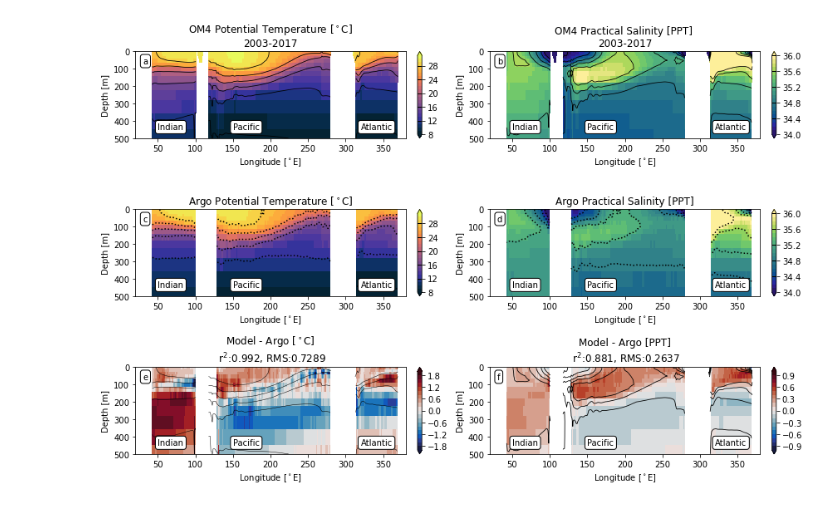
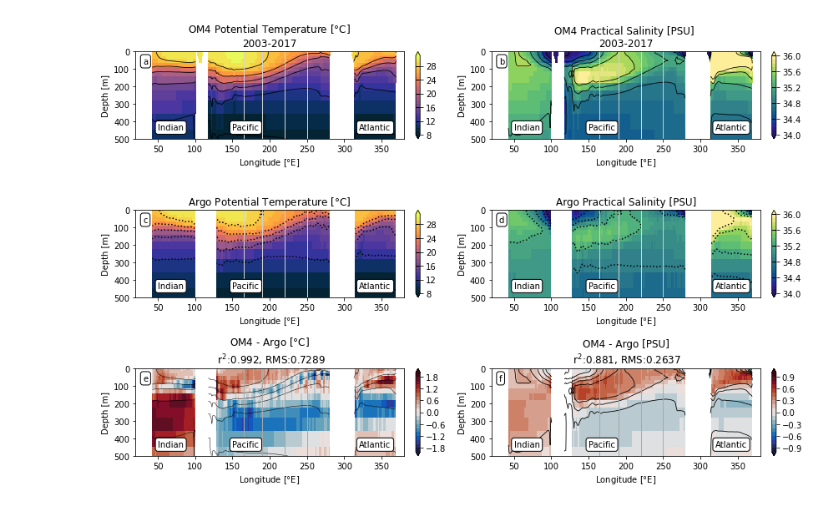
Before and after one commit to breichl/EqPac_Paper, a Jupyter notebook: Notebooks/TS_Figures.ipynb, the cells around one changed output. Drawn from its saved outputs; the diff is of its cells as text; code cells hidden in the pictures.

```diff
--- a/Notebooks/TS_Figures.ipynb
+++ b/Notebooks/TS_Figures.ipynb
@@ -17,7 +17,7 @@ mpl.rcParams['axes.labelcolor'] = COLOR
 mpl.rcParams['xtick.color'] = COLOR
 mpl.rcParams['ytick.color'] = COLOR
 # %%
-#Generates Figure 1 (can generate similar figures for other cases with commented options)
+#Generates Figure 2 (can generate similar figures for other cases with commented options)
 LON = [20.,380.]
 LAT= [-1.,1.]
 DMax=500
@@ -85,10 +85,12 @@ for LBL in ['OM4',]:#'OM4-ePBLcap','OM4-KV0','OM4up','CM4']:
         for level in levels[::4]:
             cbar.ax.axhline(y=level, color='k', linewidth=1)
 
-        AX.set_title(LBL+' Potential Temperature [$^\circ$C] \n'+YEARS[0][:4]+'-'+YEARS[-1][-4:])
+        AX.set_title(LBL+' Potential Temperature [$\degree$C] \n'+YEARS[0][:4]+'-'+YEARS[-1][-4:])
         AX.grid(False)
         AX.set_ylabel('Depth [m]')
-        AX.set_xlabel('Longitude [$^\circ$E]')
+        AX.set_xlabel('Longitude [$\degree$E]')
+        for lon in [250,220,190,165]:
+            AX.axvline(x=lon,color='lightgray',linewidth=1,linestyle='-')
 
 
     for AX,dpth in [[AX2,DMax]]:
@@ -110,10 +112,12 @@ for LBL in ['OM4',]:#'OM4-ePBLcap','OM4-KV0','OM4up','CM4']:
         cbar.set_ticks(levels[::4])
         for level in levels[::4]:
             cbar.ax.axhline(y=level, color='k', linewidth=1)
-        AX.set_title('Argo Potential Temperature [$^\circ$C]')
+        AX.set_title('Argo Potential Temperature [$\degree$C]')
         AX.grid(False)
         AX.set_ylabel('Depth [m]')
-        AX.set_xlabel('Longitude [$^\circ$E]')
+        AX.set_xlabel('Longitude [$\degree$E]')
+        for lon in [250,220,190,165]:
+            AX.axvline(x=lon,color='lightgray',linewidth=1,linestyle='-')
 
 
 
@@ -139,13 +143,13 @@ for LBL in ['OM4',]:#'OM4-ePBLcap','OM4-KV0','OM4up','CM4']:
         G = np.isfinite((Model.T.values-Argo.T.values).ravel())
         r2a = np.corrcoef(Model.T.values.ravel()[G],Argo.T.values.ravel()[G])[0,1]**2
         rms = np.sqrt(np.mean((Model.T.values.ravel()[G]-Argo.T.values.ravel()[G])**2))
-        AX.set_title('Model - Argo [$^\circ$C]\n r$^2$:{:4.3f}, RMS:{:5.4f}'.format(r2a,rms))
+        AX.set_title(LBL+' - Argo [$\degree$C]\n r$^2$:{:4.3f}, RMS:{:5.4f}'.format(r2a,rms))
 
         AX.grid(False)
         AX.set_ylabel('Depth [m]')
-        AX.set_xlabel('Longitude [$^\circ$E]')
-    fig.tight_layout()
-
+        AX.set_xlabel('Longitude [$\degree$E]')
+        for lon in [250,220,190,165]:
+            AX.axvline(x=lon,color='darkgray',linewidth=1,linestyle='-')
 
     levels=np.linspace(34,36,21)
     cmap=cmocean.cm.haline
@@ -170,10 +174,12 @@ for LBL in ['OM4',]:#'OM4-ePBLcap','OM4-KV0','OM4up','CM4']:
         cbar.set_ticks(levels[::4])
         for level in levels[::4]:
             cbar.ax.axhline(y=level, color='k', linewidth=1)
-        AX.set_title(LBL+' Practical Salinity [PPT] \n'+YEARS[0][:4]+'-'+YEARS[-1][-4:])
+        AX.set_title(LBL+' Practical Salinity [PSU] \n'+YEARS[0][:4]+'-'+YEARS[-1][-4:])
         AX.grid(False)
         AX.set_ylabel('Depth [m]')
-        AX.set_xlabel('Longitude [$^\circ$E]')
+        AX.set_xlabel('Longitude [$\degree$E]')
+        for lon in [250,220,190,165]:
+            AX.axvline(x=lon,color='lightgray',linewidth=1,linestyle='-')
 
     for AX,dpth in [[AX5,DMax]]:
         CM=AX.pcolormesh(XX,ZZ,
@@ -195,10 +201,12 @@ for LBL in ['OM4',]:#'OM4-ePBLcap','OM4-KV0','OM4up','CM4']:
         cbar.set_ticks(levels[::4])
         for level in levels[::4]:
             cbar.ax.axhline(y=level, color='k', linewidth=1)
-        AX.set_title('Argo Practical Salinity [PPT]')
+        AX.set_title('Argo Practical Salinity [PSU]')
         AX.grid(False)
         AX.set_ylabel('Depth [m]')
-        AX.set_xlabel('Longitude [$^\circ$E]')
+        AX.set_xlabel('Longitude [$\degree$E]')
+        for lon in [250,220,190,165]:
+            AX.axvline(x=lon,color='lightgray',linewidth=1,linestyle='-')
 
 
     levels_diff=np.linspace(-1,1,21)
@@ -214,34 +222,38 @@ for LBL in ['OM4',]:#'OM4-ePBLcap','OM4-KV0','OM4up','CM4']:
                    Model.S.values,
                    levels=levels[::4],
                    colors=['k',],
                    linestyles=['-'],
                    linewidths=[0.8,],
                        )
         AX.set_ylim(dpth,0)
         AX.set_xlim(LON)
         plt.colorbar(CM,ax=AX,extend='both',fraction=0.046, pad=0.04)
 
         G = np.isfinite((Model.S.values-Argo.S.values).ravel())
         r2a = np.corrcoef(Model.S.values.ravel()[G],Argo.S.values.ravel()[G])[0,1]**2
         rms = np.sqrt(np.mean((Model.S.values.ravel()[G]-Argo.S.values.ravel()[G])**2))
-        AX.set_title('Model - Argo [PPT]\n r$^2$:{:4.3f}, RMS:{:5.4f}'.format(r2a,rms))
+        AX.set_title(LBL+' - Argo [PSU]\n r$^2$:{:4.3f}, RMS:{:5.4f}'.format(r2a,rms))
         AX.set_ylabel('Depth [m]')
-        AX.set_xlabel('Longitude [$^\circ$E]')
+        AX.set_xlabel('Longitude [$\degree$E]')
         AX.grid(False)
+        for lon in [250,220,190,165]:
+            AX.axvline(x=lon,color='darkgray',linewidth=1,linestyle='-')
+
+
     fig.tight_layout()
     for AX,txt in [[AX1,'a'],
                    [AX4,'b'],
                    [AX2,'c'],
                    [AX5,'d'],
                    [AX3,'e'],
                    [AX6,'f'],
                   ]:
         AX.text(30,70,txt,bbox=dict(boxstyle='round', facecolor='white'))
         AX.text(50,450,'Indian',bbox=dict(boxstyle='round', facecolor='white'))
         AX.text(150,450,'Pacific',bbox=dict(boxstyle='round', facecolor='white'))
         AX.text(320,450,'Atlantic',bbox=dict(boxstyle='round', facecolor='white'))
 
     fig.savefig('../Fig/TS'+LBL+'.png',dpi=200,bbox_inches = "tight")
 # %% [output]
-[figure, old version]
+[figure, new version]
 # %%
```
Also changed, not shown: parts of 4 cells of this notebook.
